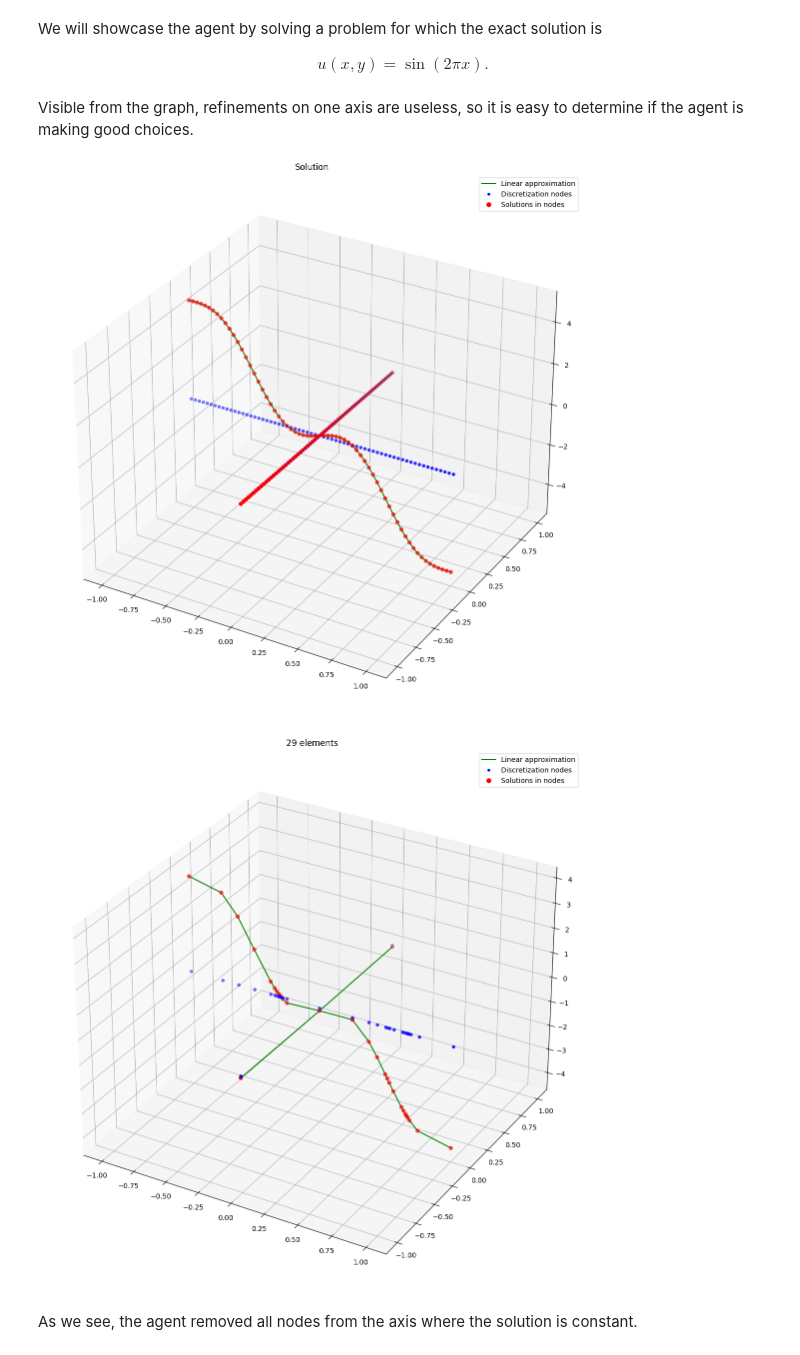
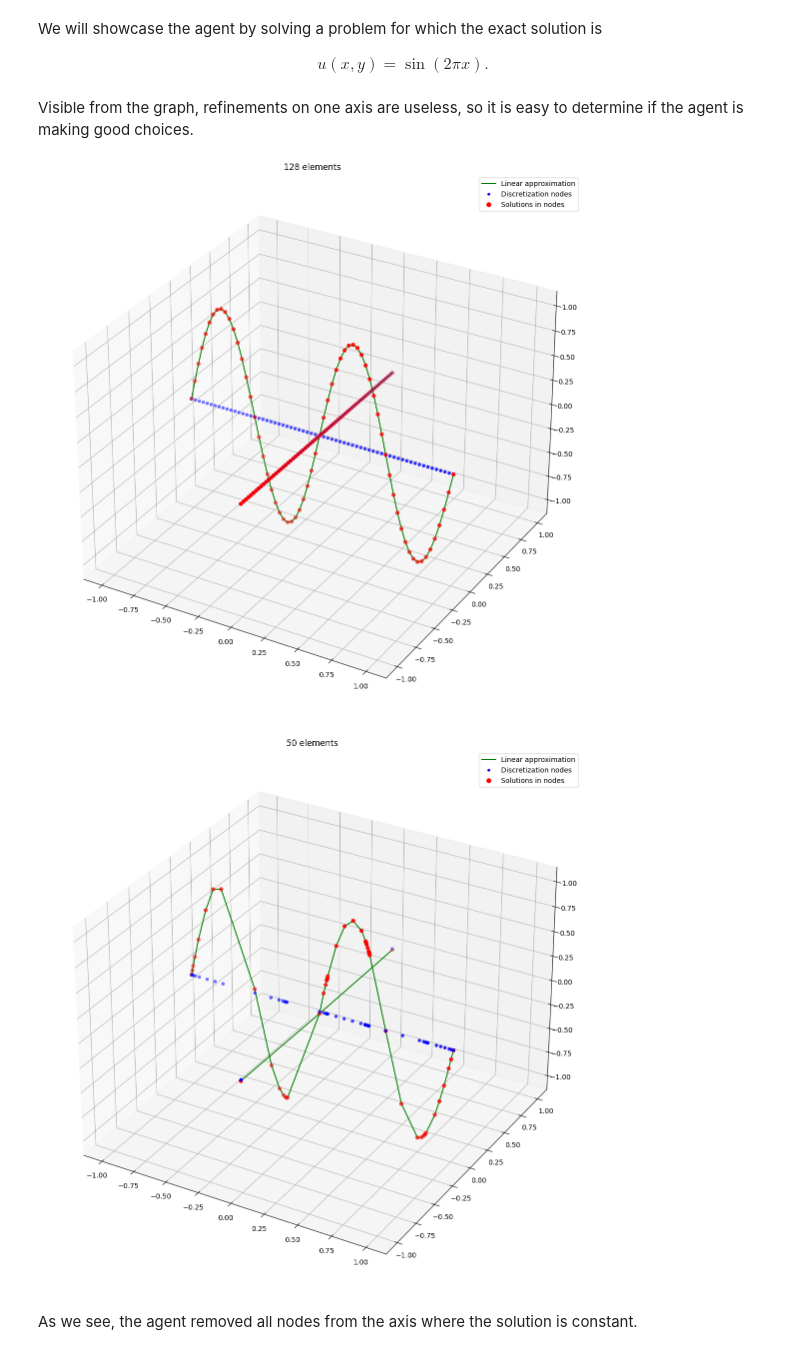
Before and after one commit to MislavGT/diplomski, a Jupyter notebook: graph.ipynb, the cells around one changed output. Cells and saved outputs as stored; diff of their text form; code cells hidden in the pictures.

```diff
--- a/graph.ipynb
+++ b/graph.ipynb
@@ -24,7 +24,7 @@ def g(x):
 
 @jit
 def primjer(x):
-    return (4*jnp.pi**2+1)*jnp.sin(2*jnp.pi*x[0])
+    return jnp.sin(2*jnp.pi*x[0])
 
 A = ss.coo_array(
     np.array([[1, 1, 1, 0, 0, 0, 0, 0, 0, 0, 0, 0],
@@ -152,7 +152,7 @@ def crtaj_eig(T):
 
     ax.scatter(T.coord[:, 0][:T.vcnt],
                T.coord[:, 1][:T.vcnt],
-               T.u, s=25, c='red')
+               T.u[:T.vcnt], s=25, c='red')
     plt.title(f'Eigenvalue {np.real(T.svoj[T.eig]):.4f}, {T.ecnt} elements')
     for i in range(T.ecnt):
         t = T.E[:, [i]].indices
@@ -228,7 +234,7 @@ We give it 30 elements and 150 actions to optimize the approximation.
 # %%
 for _ in range(10):
     obs = env.reset()[0]
-    for i in range(150):
+    for i in range(250):
         action, _state = model.predict(obs, deterministic=True)
         obs, reward, done, trunc, info = env.step(action)
         if done:
@@ -262,17 +268,17 @@ for _ in range(5):
 x.calculate()
 crtaj_fun(x)
 # %% [output]
-[figure, old version]
+[figure, new version]
 # %%
 test_env = GraphEnv(Graph(B, featB, fun=primjer))
 obs = test_env.reset()[0]
-for i in range(150):
+for i in range(320):
     action, _state = model.predict(obs, deterministic=True)
     obs, reward, done, trunc, info = test_env.step(action)
     if done:
         break
 crtaj_fun(test_env.T)
 # %% [output]
-[figure, old version]
+[figure, new version]
 # %% [markdown]
 As we see, the agent removed all nodes from the axis where the solution is constant.
```
Also changed, not shown: parts of 4 cells of this notebook, 2 other files.
